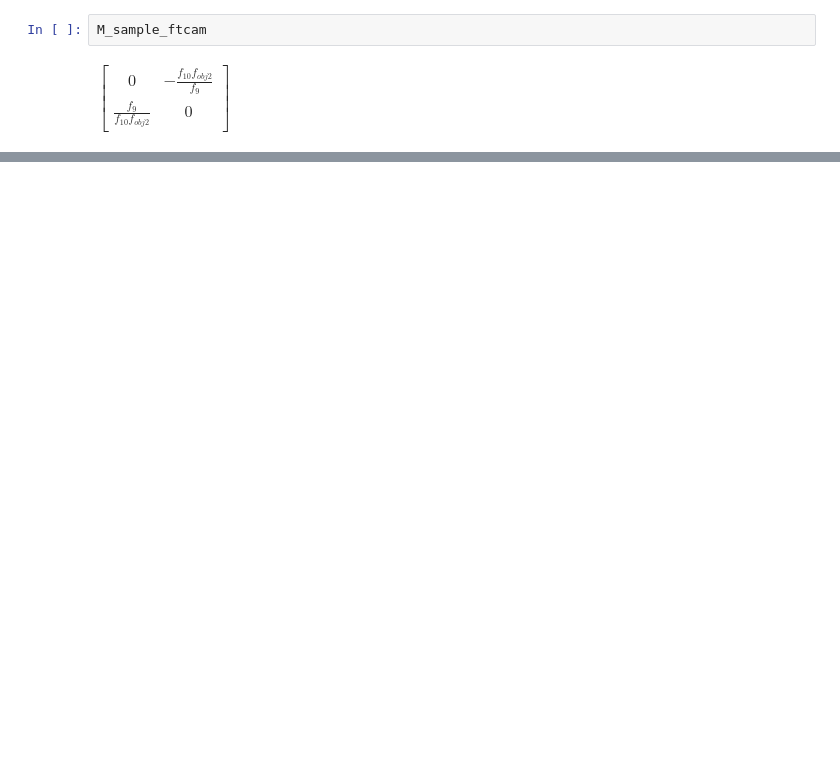
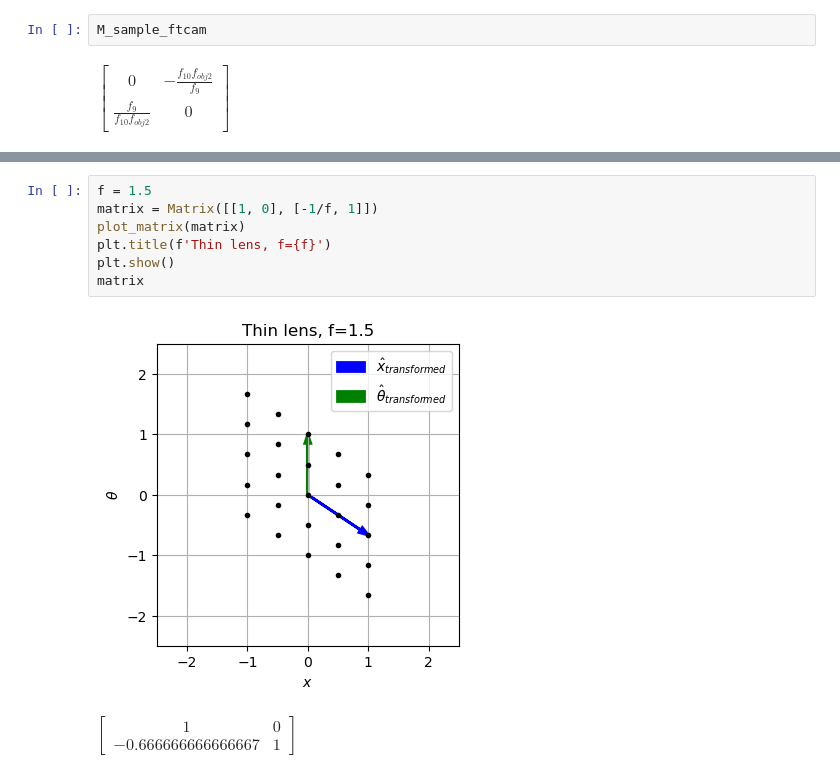
Before and after one commit to IvoVellekoop/raylearn, a Jupyter notebook: notebooks/tpm_ray_matrix.ipynb, the cells around one changed output, grey strips where cells are left out. Cells and saved outputs as stored; diff of their text form; blank space fills up the shorter version.

```diff
--- a/notebooks/tpm_ray_matrix.ipynb
+++ b/notebooks/tpm_ray_matrix.ipynb
@@ -56,0 +119,10 @@ $\displaystyle \left[\begin{matrix}- \frac{f_{2B} f_{obj1}}{f_{3B}}\\0\end{matri
+# %%
+f = 1.5
+matrix = Matrix([[1, 0], [-1/f, 1]])
+plot_matrix(matrix)
+plt.title(f'Thin lens, f={f}')
+plt.show()
+matrix
+# %% [output]
+[figure, added]
+$\displaystyle \left[\begin{matrix}1 & 0\\-0.666666666666667 & 1\end{matrix}\right]$
```
Also changed, not shown: parts of 13 cells of this notebook.
